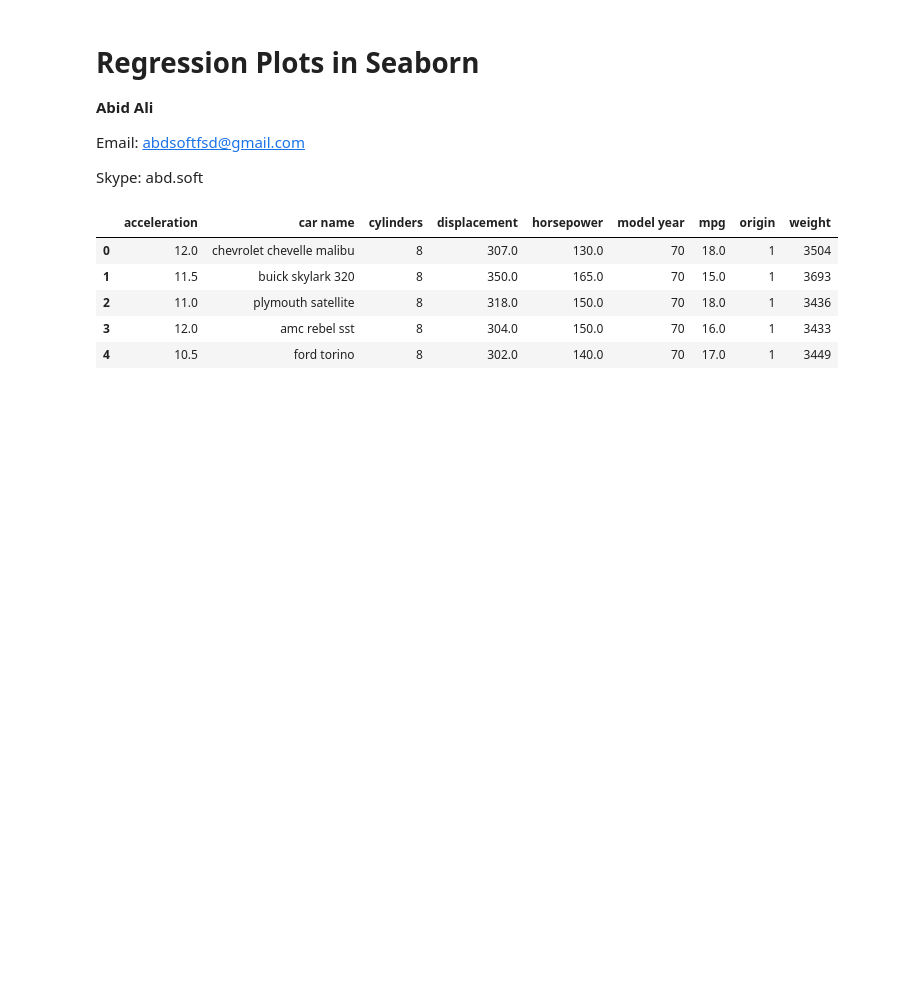
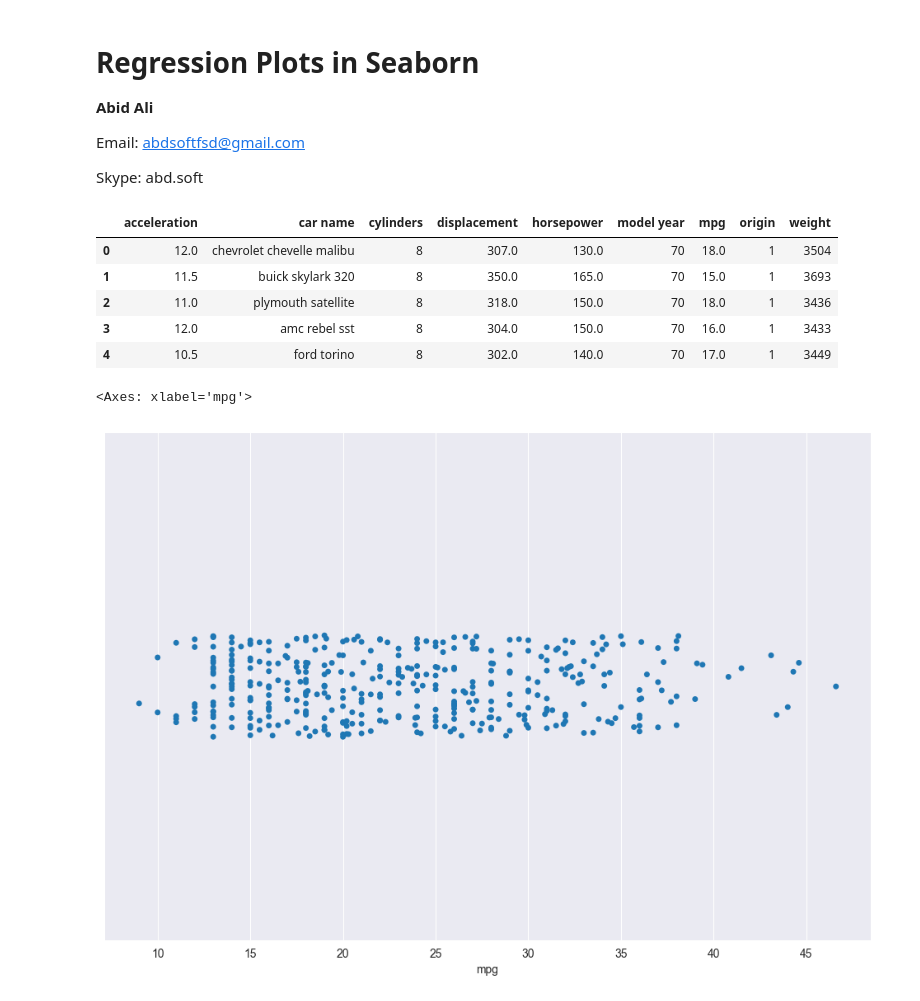
Before and after one commit to abid-2362/communicating-data-insights, a Jupyter notebook: 17_RegressionPlots.ipynb, the cells around one changed output. Drawn from its saved outputs; the diff is of its cells as text; code cells hidden in the pictures; blank space fills up the shorter version.

```diff
--- a/17_RegressionPlots.ipynb
+++ b/17_RegressionPlots.ipynb
@@ -29,3 +30,9 @@ mpg_data.head()
 | 2 | 11.0 | plymouth satellite | 8 | 318.0 | 150.0 | 70 | 18.0 | 1 | 3436 |
 | 3 | 12.0 | amc rebel sst | 8 | 304.0 | 150.0 | 70 | 16.0 | 1 | 3433 |
 | 4 | 10.5 | ford torino | 8 | 302.0 | 140.0 | 70 | 17.0 | 1 | 3449 |
+# %%
+plt.figure(figsize=(12, 8))
+sns.stripplot(x=mpg_data['mpg'])
+# %% [output]
+<Axes: xlabel='mpg'>
+[figure, added]
```
Also changed, not shown: parts of 8 cells of this notebook, 1 other file.
